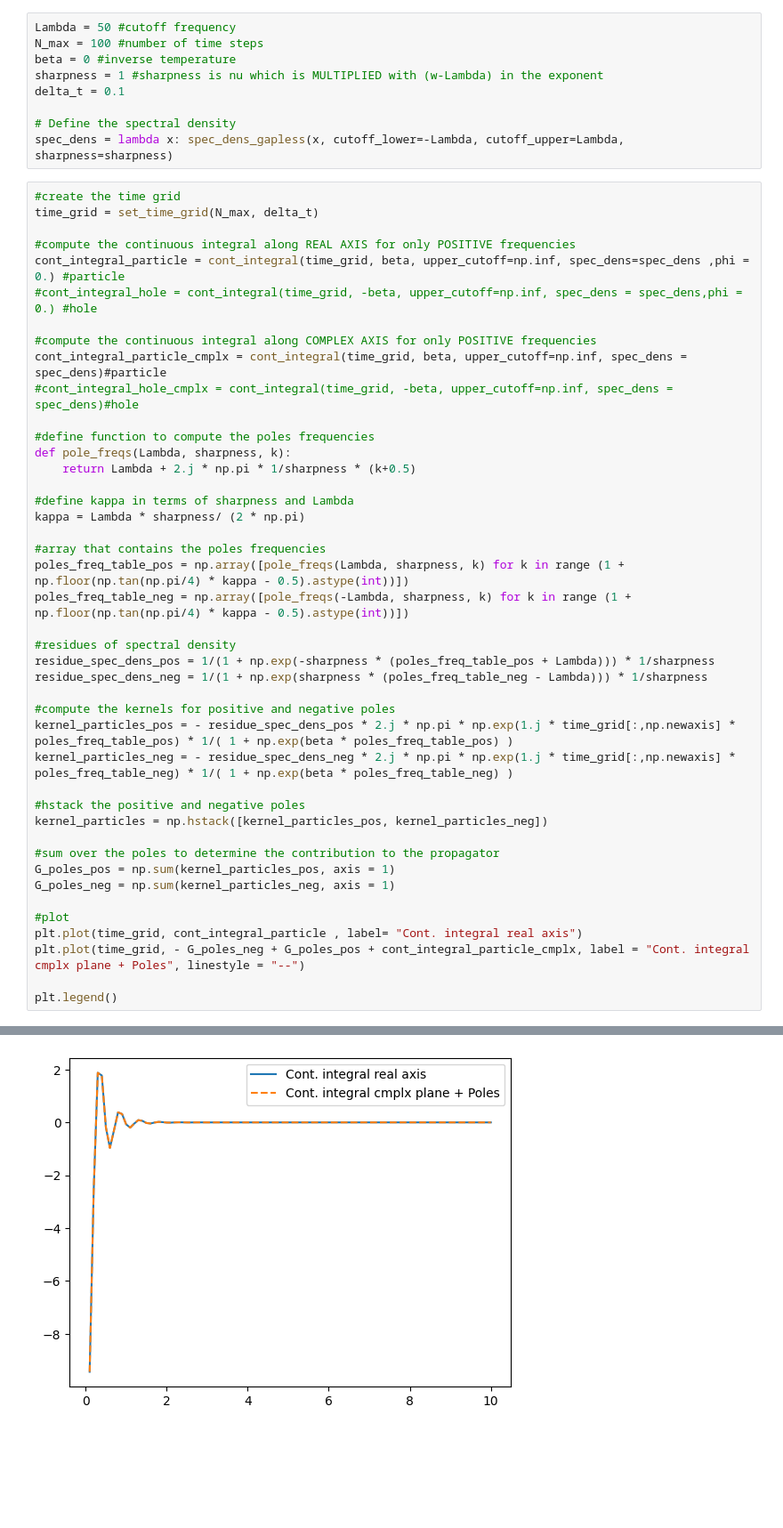
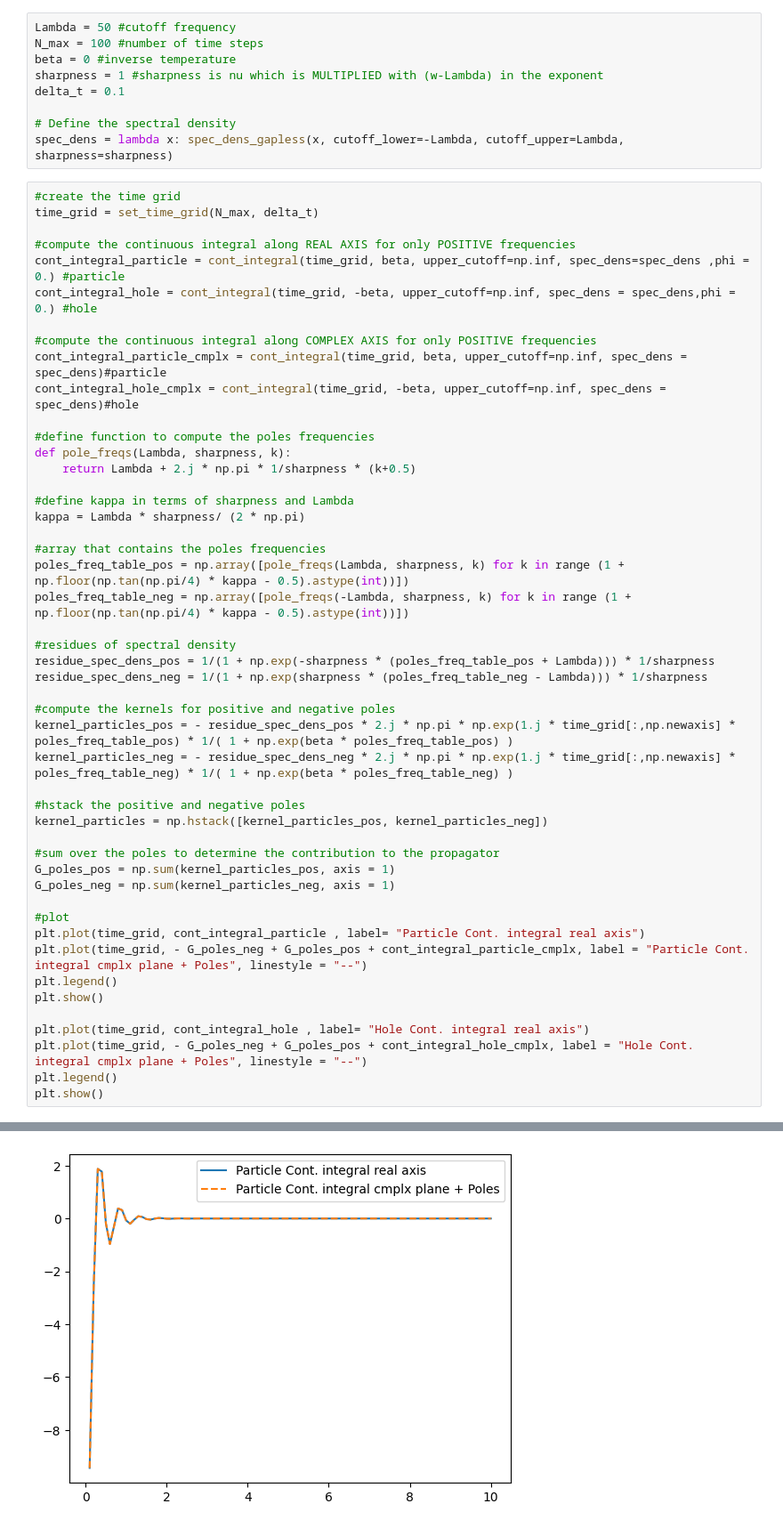
Before and after one commit to jthoenniss/RealTimeID, a Jupyter notebook: notebooks/extra_poles.ipynb, the cells around one changed output, grey strips where cells are left out. Shown at 89% size. Cells and saved outputs as stored; diff of their text form; blank space fills up the shorter version.

Commit message:
update to holes

```diff
--- a/notebooks/extra_poles.ipynb
+++ b/notebooks/extra_poles.ipynb
@@ -25,11 +25,11 @@ time_grid = set_time_grid(N_max, delta_t)
 
 #compute the continuous integral along REAL AXIS for only POSITIVE frequencies
 cont_integral_particle = cont_integral(time_grid, beta, upper_cutoff=np.inf, spec_dens=spec_dens ,phi = 0.) #particle
-#cont_integral_hole = cont_integral(time_grid, -beta, upper_cutoff=np.inf, spec_dens = spec_dens,phi = 0.) #hole
+cont_integral_hole = cont_integral(time_grid, -beta, upper_cutoff=np.inf, spec_dens = spec_dens,phi = 0.) #hole
 
 #compute the continuous integral along COMPLEX AXIS for only POSITIVE frequencies
 cont_integral_particle_cmplx = cont_integral(time_grid, beta, upper_cutoff=np.inf, spec_dens = spec_dens)#particle
-#cont_integral_hole_cmplx = cont_integral(time_grid, -beta, upper_cutoff=np.inf, spec_dens = spec_dens)#hole
+cont_integral_hole_cmplx = cont_integral(time_grid, -beta, upper_cutoff=np.inf, spec_dens = spec_dens)#hole
 
 #define function to compute the poles frequencies
 def pole_freqs(Lambda, sharpness, k):
@@ -58,8 +58,13 @@ G_poles_pos = np.sum(kernel_particles_pos, axis = 1)
 G_poles_neg = np.sum(kernel_particles_neg, axis = 1)
 
 #plot
-plt.plot(time_grid, cont_integral_particle , label= "Cont. integral real axis")
-plt.plot(time_grid, - G_poles_neg + G_poles_pos + cont_integral_particle_cmplx, label = "Cont. integral cmplx plane + Poles", linestyle = "--")
+plt.plot(time_grid, cont_integral_particle , label= "Particle Cont. integral real axis")
+plt.plot(time_grid, - G_poles_neg + G_poles_pos + cont_integral_particle_cmplx, label = "Particle Cont. integral cmplx plane + Poles", linestyle = "--")
+plt.legend()
+plt.show()
 
+plt.plot(time_grid, cont_integral_hole , label= "Hole Cont. integral real axis")
+plt.plot(time_grid, - G_poles_neg + G_poles_pos + cont_integral_hole_cmplx, label = "Hole Cont. integral cmplx plane + Poles", linestyle = "--")
 plt.legend()
+plt.show()
 # %% [output]
@@ -67 +71 @@ plt.legend()
-[figure, old version]
+[figure, new version]
```
Also changed, not shown: parts of 1 cell of this notebook.
